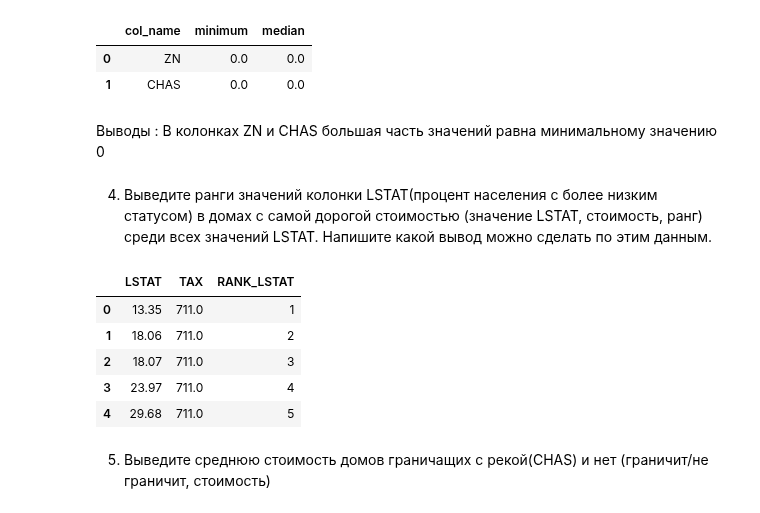
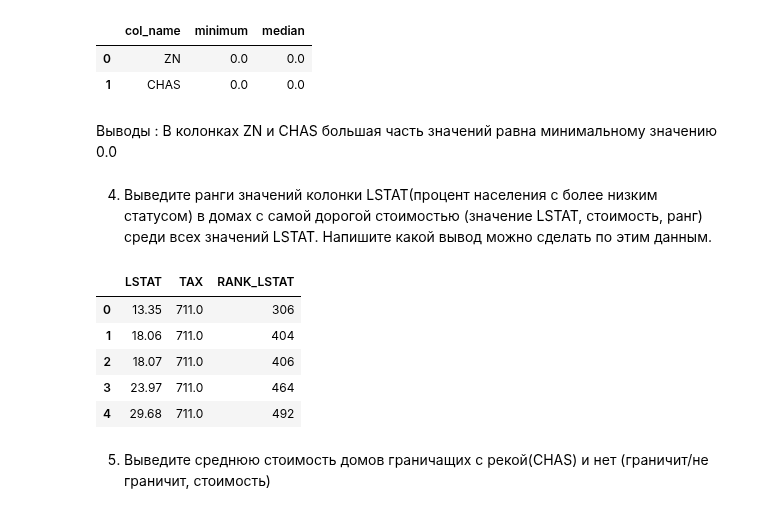
Before and after one commit to NtimTim/DS_School_Home_Work, a Jupyter notebook: sql_2_HW_NataliaTimoshuk.ipynb, the cells around one changed output. Saved outputs shown, nothing was run; the diff lists cells and outputs as text; code cells hidden in the pictures.

```diff
--- a/sql_2_HW_NataliaTimoshuk.ipynb
+++ b/sql_2_HW_NataliaTimoshuk.ipynb
@@ -179,26 +179,28 @@ pd.read_sql(
 | 0 | ZN | 0.0 | 0.0 |
 | 1 | CHAS | 0.0 | 0.0 |
 # %% [markdown]
-Выводы : В колонках ZN и CHAS большая часть значений равна минимальному значению 0
+Выводы : В колонках ZN и CHAS большая часть значений равна минимальному значению 0.0
 # %% [markdown]
 4. Выведите ранги значений колонки LSTAT(процент населения с более низким статусом) в домах с самой дорогой стоимостью (значение LSTAT, стоимость, ранг) среди всех значений LSTAT. Напишите какой вывод можно сделать по этим данным.
 # %%
 pd.read_sql(
     '''
+    SELECT * FROM (
     SELECT LSTAT, TAX,
     RANK() OVER (ORDER BY LSTAT) as RANK_LSTAT
     FROM boston
+    )
     WHERE TAX = (SELECT MAX(TAX) FROM boston)
     ''',
     con,
 )
 # %% [output]
 |  | LSTAT | TAX | RANK_LSTAT |
-| 0 | 13.35 | 711.0 | 1 |
-| 1 | 18.06 | 711.0 | 2 |
-| 2 | 18.07 | 711.0 | 3 |
-| 3 | 23.97 | 711.0 | 4 |
-| 4 | 29.68 | 711.0 | 5 |
+| 0 | 13.35 | 711.0 | 306 |
+| 1 | 18.06 | 711.0 | 404 |
+| 2 | 18.07 | 711.0 | 406 |
+| 3 | 23.97 | 711.0 | 464 |
+| 4 | 29.68 | 711.0 | 492 |
 # %% [markdown]
 5. Выведите среднюю стоимость домов граничащих с рекой(CHAS) и нет (граничит/не граничит, стоимость)
 # %%
```
